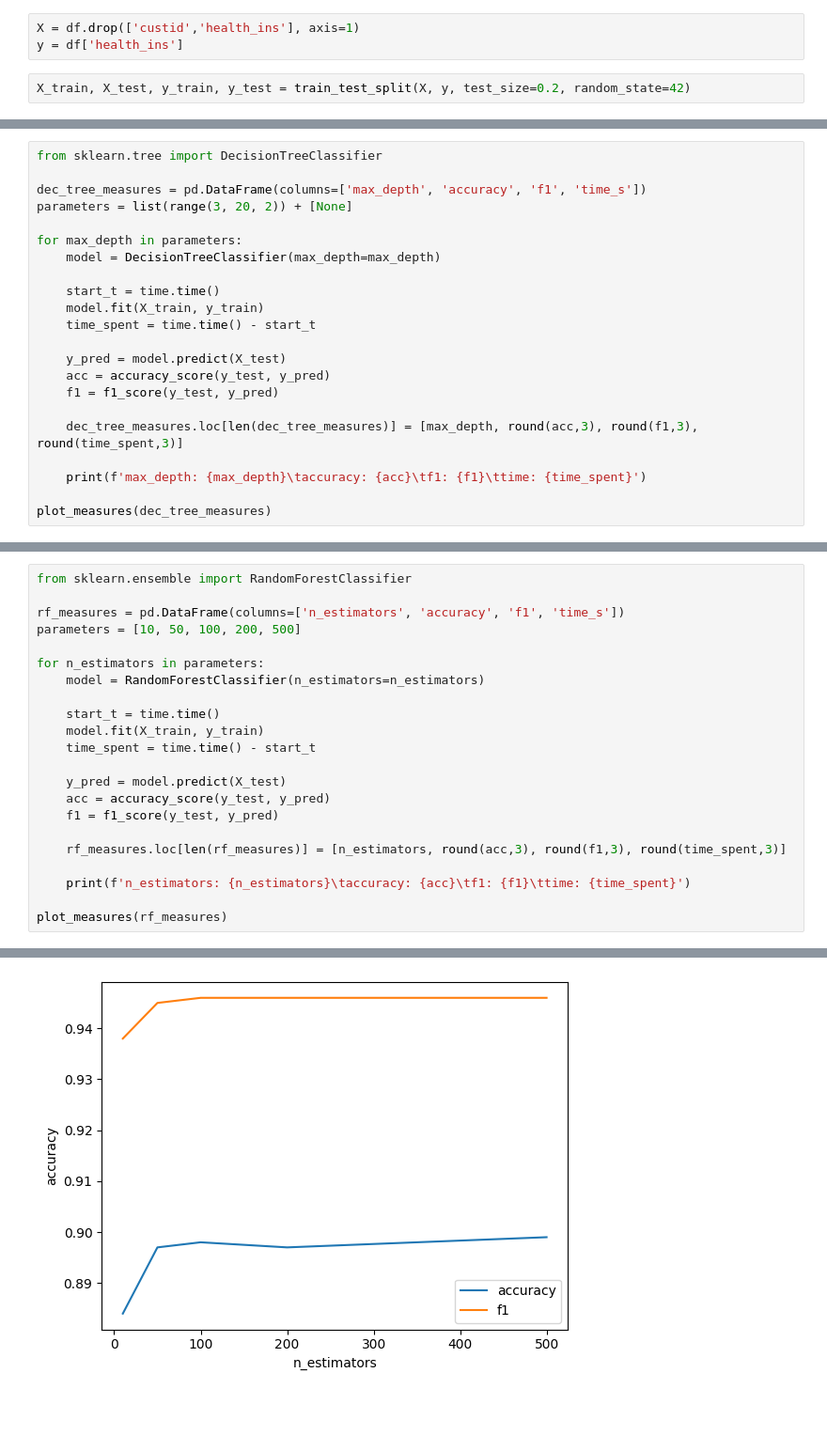
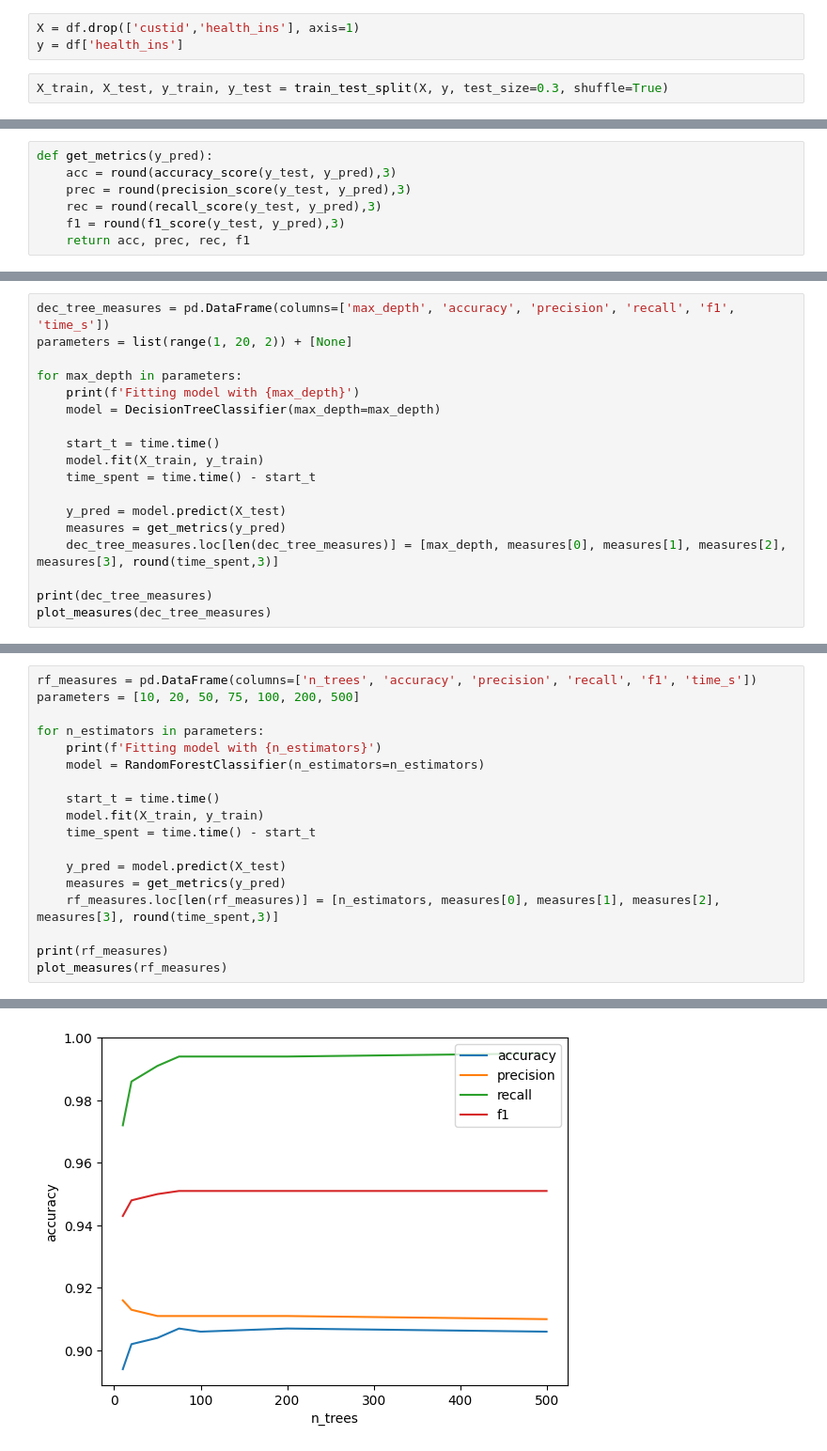
Before and after one commit to Adriano-7/feup-icd-project, a Jupyter notebook: src/model-selection.ipynb, the cells around one changed output, grey strips where cells are left out. Shown at 94% size. Cells and saved outputs as stored; diff of their text form; blank space fills up the shorter version.

Commit message:
improve model selection

```diff
--- a/src/model-selection.ipynb
+++ b/src/model-selection.ipynb
@@ -36,5 +69,5 @@ df.head()
 X = df.drop(['custid','health_ins'], axis=1)
 y = df['health_ins']
 # %%
-X_train, X_test, y_train, y_test = train_test_split(X, y, test_size=0.2, random_state=42)
+X_train, X_test, y_train, y_test = train_test_split(X, y, test_size=0.3, shuffle=True)
 # %%
@@ -52,0 +85,7 @@ import time
+# %%
+def get_metrics(y_pred):
+    acc = round(accuracy_score(y_test, y_pred),3)
+    prec = round(precision_score(y_test, y_pred),3)
+    rec = round(recall_score(y_test, y_pred),3)
+    f1 = round(f1_score(y_test, y_pred),3)
+    return acc, prec, rec, f1
@@ -53,10 +96,9 @@ import time
 # %%
-from sklearn.tree import DecisionTreeClassifier
-
-dec_tree_measures = pd.DataFrame(columns=['max_depth', 'accuracy', 'f1', 'time_s'])
-parameters = list(range(3, 20, 2)) + [None]
+dec_tree_measures = pd.DataFrame(columns=['max_depth', 'accuracy', 'precision', 'recall', 'f1', 'time_s'])
+parameters = list(range(1, 20, 2)) + [None]
 
 for max_depth in parameters:
+    print(f'Fitting model with {max_depth}')
     model = DecisionTreeClassifier(max_depth=max_depth)
 
     start_t = time.time()
@@ -64,12 +106,9 @@ for max_depth in parameters:
     time_spent = time.time() - start_t
 
     y_pred = model.predict(X_test)
-    acc = accuracy_score(y_test, y_pred)
-    f1 = f1_score(y_test, y_pred)
+    measures = get_metrics(y_pred)
+    dec_tree_measures.loc[len(dec_tree_measures)] = [max_depth, measures[0], measures[1], measures[2], measures[3], round(time_spent,3)]
 
-    dec_tree_measures.loc[len(dec_tree_measures)] = [max_depth, round(acc,3), round(f1,3), round(time_spent,3)]
-
-    print(f'max_depth: {max_depth}\taccuracy: {acc}\tf1: {f1}\ttime: {time_spent}')
-
+print(dec_tree_measures)
 plot_measures(dec_tree_measures)
 # %% [output]
@@ -87,10 +142,9 @@ max_depth: None accuracy: 0.8308563921504228    f1: 0.905051622418879   time: 0.
 # %%
-from sklearn.ensemble import RandomForestClassifier
-
-rf_measures = pd.DataFrame(columns=['n_estimators', 'accuracy', 'f1', 'time_s'])
-parameters = [10, 50, 100, 200, 500]
+rf_measures = pd.DataFrame(columns=['n_trees', 'accuracy', 'precision', 'recall', 'f1', 'time_s'])
+parameters = [10, 20, 50, 75, 100, 200, 500]
 
 for n_estimators in parameters:
+    print(f'Fitting model with {n_estimators}')
     model = RandomForestClassifier(n_estimators=n_estimators)
 
     start_t = time.time()
@@ -98,12 +152,9 @@ for n_estimators in parameters:
     time_spent = time.time() - start_t
 
     y_pred = model.predict(X_test)
-    acc = accuracy_score(y_test, y_pred)
-    f1 = f1_score(y_test, y_pred)
+    measures = get_metrics(y_pred)
+    rf_measures.loc[len(rf_measures)] = [n_estimators, measures[0], measures[1], measures[2], measures[3], round(time_spent,3)]
 
-    rf_measures.loc[len(rf_measures)] = [n_estimators, round(acc,3), round(f1,3), round(time_spent,3)]
-
-    print(f'n_estimators: {n_estimators}\taccuracy: {acc}\tf1: {f1}\ttime: {time_spent}')
-
+print(rf_measures)
 plot_measures(rf_measures)
 # %% [output]
@@ -115 +176 @@ n_estimators: 500       accuracy: 0.8989243780277527    f1: 0.9464805878005305
-[figure, old version]
+[figure, new version]
```
Also changed, not shown: parts of 29 cells of this notebook, 2 other files.
